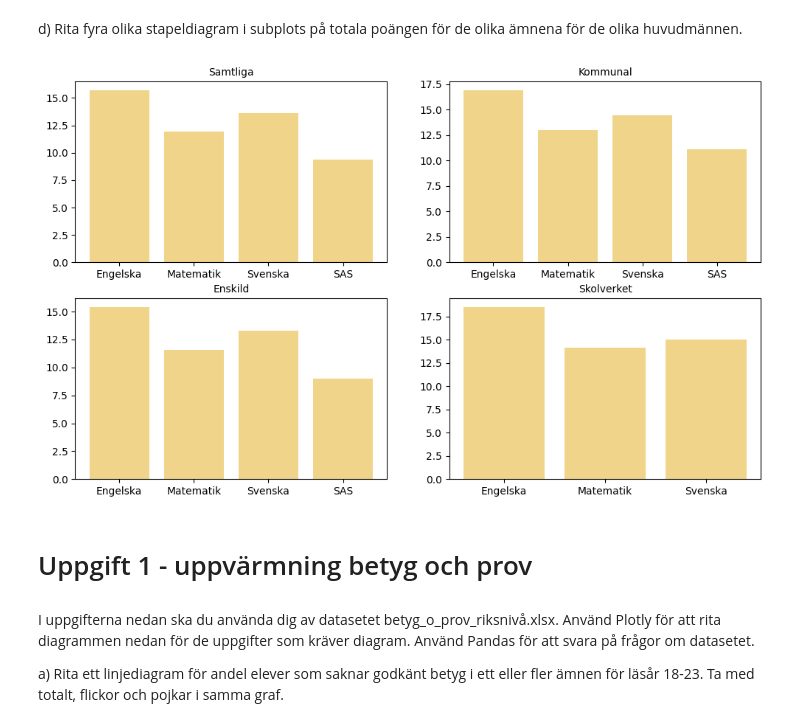
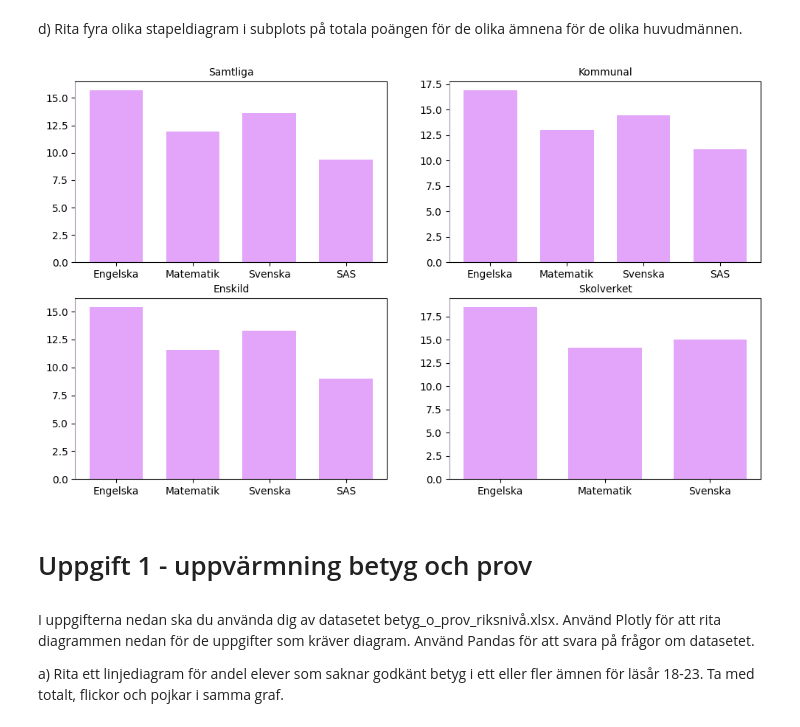
Before and after one commit to Zandri2k/Python-Sandra-Nilsson-OPA23, a Jupyter notebook: Labb_2/Labb_2.ipynb, the cells around one changed output. Cells and saved outputs as stored; diff of their text form; code cells hidden in the pictures.

```diff
--- a/Labb_2/Labb_2.ipynb
+++ b/Labb_2/Labb_2.ipynb
@@ -285,36 +285,41 @@ d) Rita fyra olika stapeldiagram i subplots på totala poängen för de olika ä
 # %%
 subject_names = ["Engelska", "Matematik", "Svenska", "SAS"]
 huvudman_names = ["Samtliga", "Kommunal", "Enskild", "Skolverket"]
 
 # sätter färg
-colors = ["#f0d489", "#f0d489", "#f0d489", "#f0d489"]
+colors = ["#e3a5fa", "#e3a5fa", "#e3a5fa", "#e3a5fa"]
+GRAY = "#a291a8"
+
 total_poäng_huvudman =[total_poäng_samtliga, total_poäng_enskild, total_poäng_kommunal,total_poäng_skolverk ]
+
 
 
 # Plot stacked bar charts for each huvudman in subplots
 fig, axes = plt.subplots(nrows=2, ncols=2, figsize=(12, 7))
 
 # axes.set_xticklabels(axes.get_xticklabels(), rotation = 90)
 
 total_poäng_huvudman = [
     total_poäng_samtliga,
     total_poäng_enskild,
     total_poäng_kommunal,
     total_poäng_skolverk,
 ]
 
 
 for ax, poäng, huvudman_name in zip(
     axes.flatten(), total_poäng_huvudman, huvudman_names
 ):
-    ax.bar(subject_names[: len(poäng)], poäng, color = colors)
+    ax.bar(subject_names[: len(poäng)], poäng, color = colors, width= 0.7)
     ax.set_title(huvudman_name, fontsize=10)
+    ax.spines["left"].set_color(GRAY)
+
 
 
 # for axes, huvudman_name in zip(axes.flatten(), huvudman_names): # får ut huvudnamn på vare graf
 #    axes.set_title(huvudman_name, fontsize = 10)
 # %% [output]
-[figure, old version]
+[figure, new version]
 # %%
 ##subject_names = ["Engelska", "Matematik", "Svenska", "SAS"]
 ##huvudman_names = ["Samtliga", "Kommunal", "Enskild", "Skolverket"]
```
